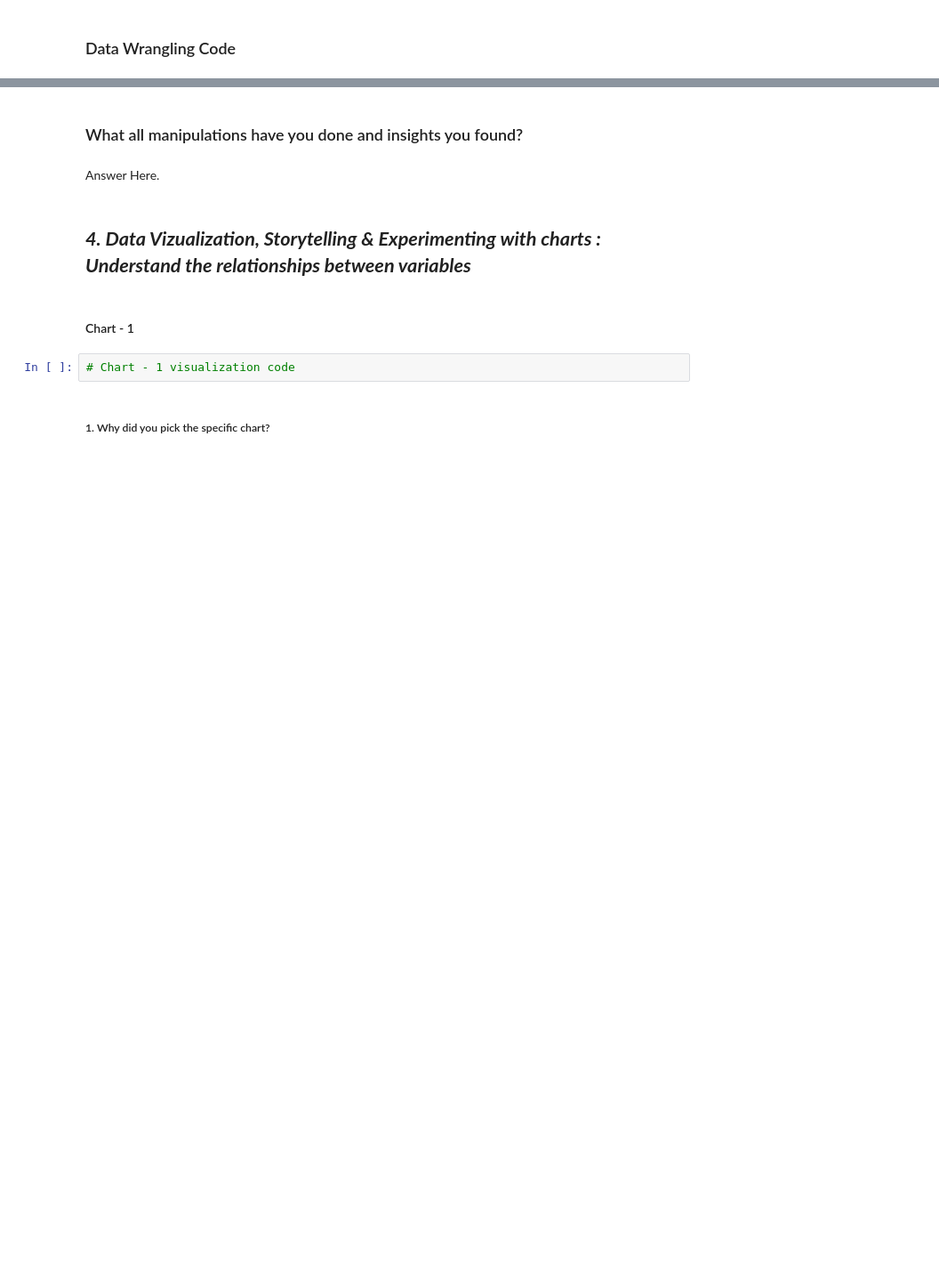
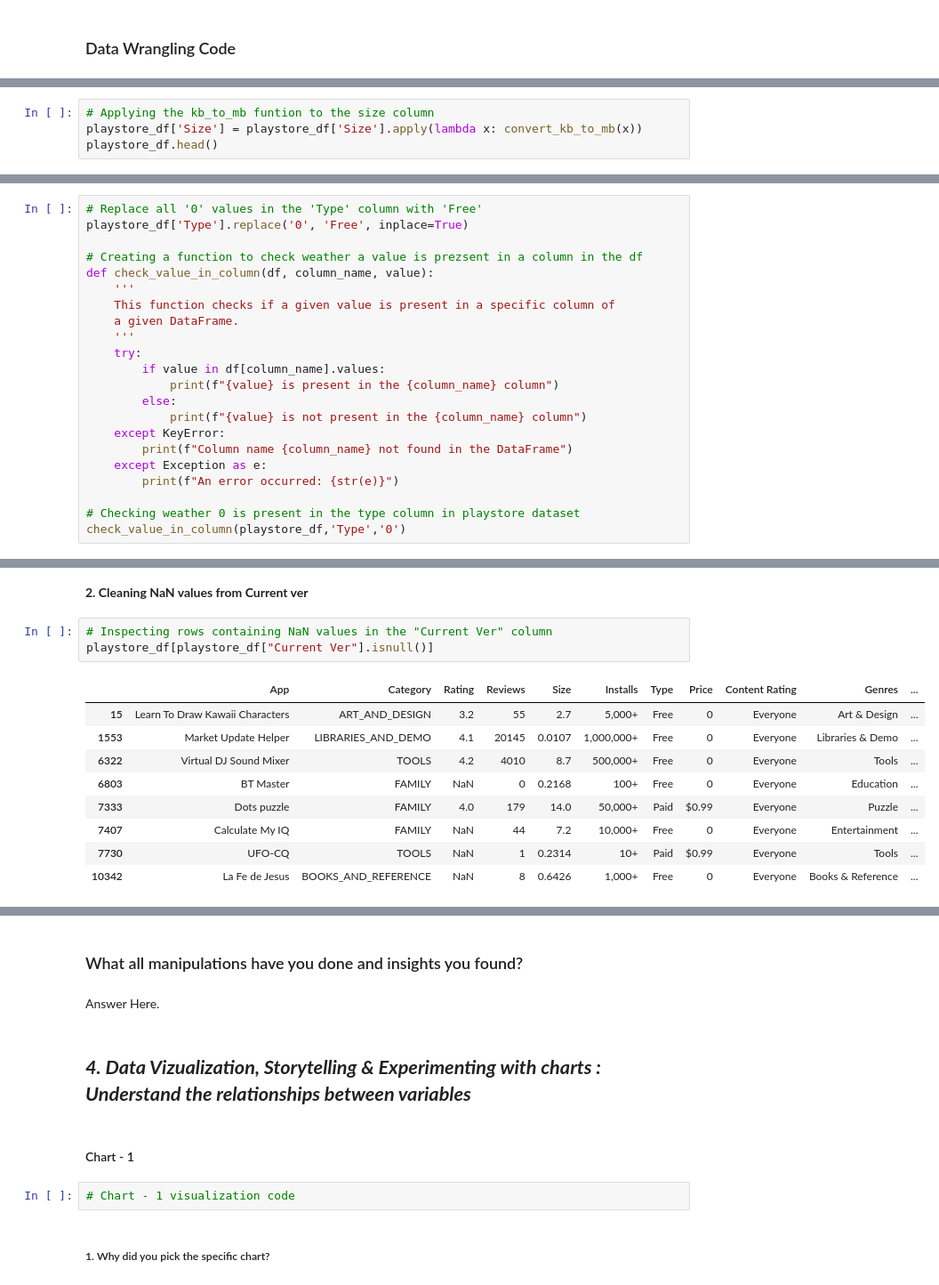
Before and after one commit to va1shnu/Capstone-project-EDA-with-Python, a Jupyter notebook: Exploratory_data_analysis_on_Play_store_app_review_dataset.ipynb, the cells around one changed output, grey strips where cells are left out. Shown at 89% size. Cells and saved outputs as stored; diff of their text form; blank space fills up the shorter version.

```diff
--- a/Exploratory_data_analysis_on_Play_store_app_review_dataset.ipynb
+++ b/Exploratory_data_analysis_on_Play_store_app_review_dataset.ipynb
@@ -538,0 +567,4 @@ There are 4474 number of unique values in 'Sentiment_Subjectivity' column
+# %%
+# Applying the kb_to_mb funtion to the size column
+playstore_df['Size'] = playstore_df['Size'].apply(lambda x: convert_kb_to_mb(x))
+playstore_df.head()
@@ -538,0 +578,22 @@ There are 4474 number of unique values in 'Sentiment_Subjectivity' column
+# %%
+# Replace all '0' values in the 'Type' column with 'Free'
+playstore_df['Type'].replace('0', 'Free', inplace=True)
+
+# Creating a function to check weather a value is prezsent in a column in the df
+def check_value_in_column(df, column_name, value):
+    '''
+    This function checks if a given value is present in a specific column of
+    a given DataFrame.
+    '''
+    try:
+        if value in df[column_name].values:
+            print(f"{value} is present in the {column_name} column")
+        else:
+            print(f"{value} is not present in the {column_name} column")
+    except KeyError:
+        print(f"Column name {column_name} not found in the DataFrame")
+    except Exception as e:
+        print(f"An error occurred: {str(e)}")
+
+# Checking weather 0 is present in the type column in playstore dataset
+check_value_in_column(playstore_df,'Type','0')
@@ -538,0 +688,15 @@ There are 4474 number of unique values in 'Sentiment_Subjectivity' column
+# %% [markdown]
+**2.   Cleaning NaN values from Current ver**
+# %%
+# Inspecting rows containing NaN values in the "Current Ver" column
+playstore_df[playstore_df["Current Ver"].isnull()]
+# %% [output]
+|  | App | Category | Rating | Reviews | Size | Installs | Type | Price | Content Rating | Genres | ... |
+| 15 | Learn To Draw Kawaii Characters | ART_AND_DESIGN | 3.2 | 55 | 2.7 | 5,000+ | Free | 0 | Everyone | Art & Design | ... |
+| 1553 | Market Update Helper | LIBRARIES_AND_DEMO | 4.1 | 20145 | 0.0107 | 1,000,000+ | Free | 0 | Everyone | Libraries & Demo | ... |
+| 6322 | Virtual DJ Sound Mixer | TOOLS | 4.2 | 4010 | 8.7 | 500,000+ | Free | 0 | Everyone | Tools | ... |
+| 6803 | BT Master | FAMILY | NaN | 0 | 0.2168 | 100+ | Free | 0 | Everyone | Education | ... |
+| 7333 | Dots puzzle | FAMILY | 4.0 | 179 | 14.0 | 50,000+ | Paid | $0.99 | Everyone | Puzzle | ... |
+| 7407 | Calculate My IQ | FAMILY | NaN | 44 | 7.2 | 10,000+ | Free | 0 | Everyone | Entertainment | ... |
+| 7730 | UFO-CQ | TOOLS | NaN | 1 | 0.2314 | 10+ | Paid | $0.99 | Everyone | Tools | ... |
+| 10342 | La Fe de Jesus | BOOKS_AND_REFERENCE | NaN | 8 | 0.6426 | 1,000+ | Free | 0 | Everyone | Books & Reference | ... |
```
Also changed, not shown: parts of 21 cells of this notebook.
